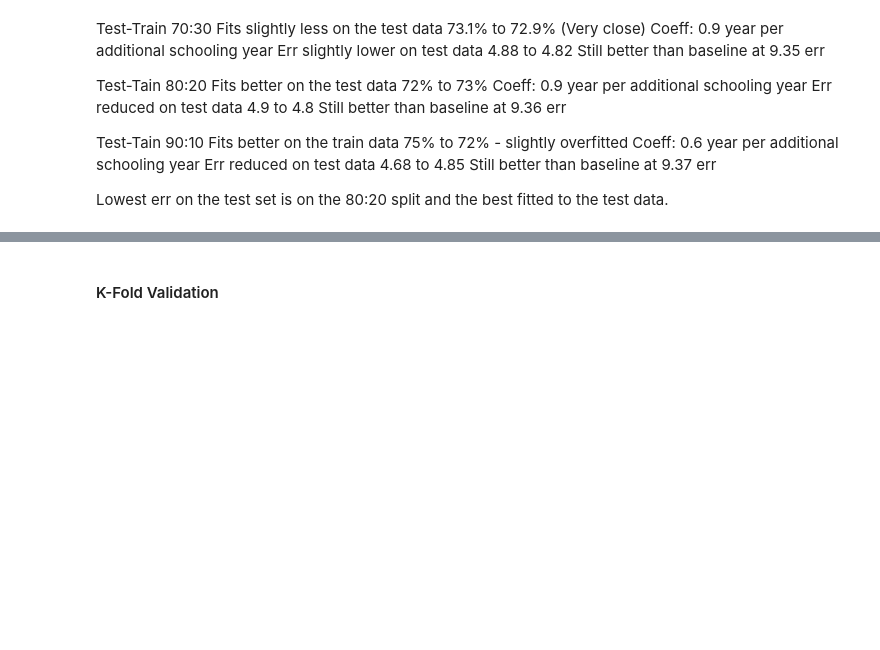
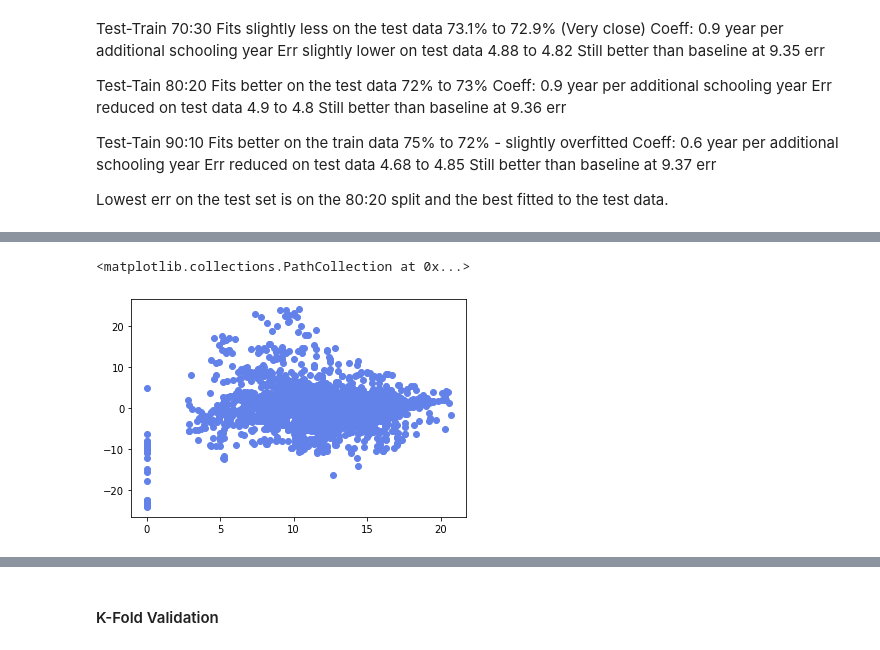
Before and after one commit to bloomincode/impact-of-schooling-on-life-expectancy, a Jupyter notebook: life_expectancy_schooling.ipynb, the cells around one changed output, grey strips where cells are left out. Drawn from its saved outputs; the diff is of its cells as text; code cells hidden in the pictures; blank space fills up the shorter version.

```diff
--- a/life_expectancy_schooling.ipynb
+++ b/life_expectancy_schooling.ipynb
@@ -302,0 +532,5 @@ run_test_train_split(0.9, 0.1)
+# %%
+plt.scatter(schooling_df['schooling'], schooling_df['pred_err'])
+# %% [output]
+<matplotlib.collections.PathCollection at 0x...>
+[figure, added]
```
Also changed, not shown: parts of 56 cells of this notebook.
